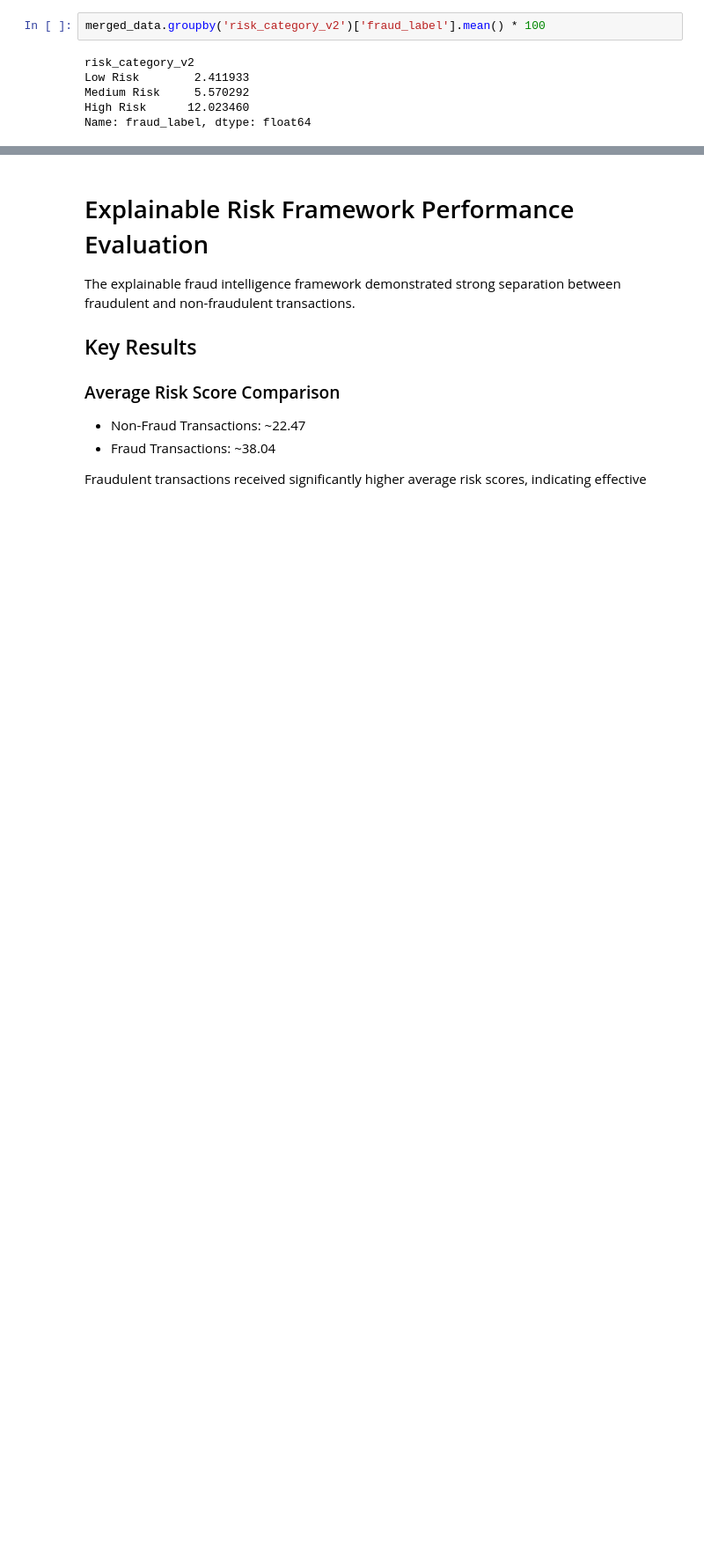
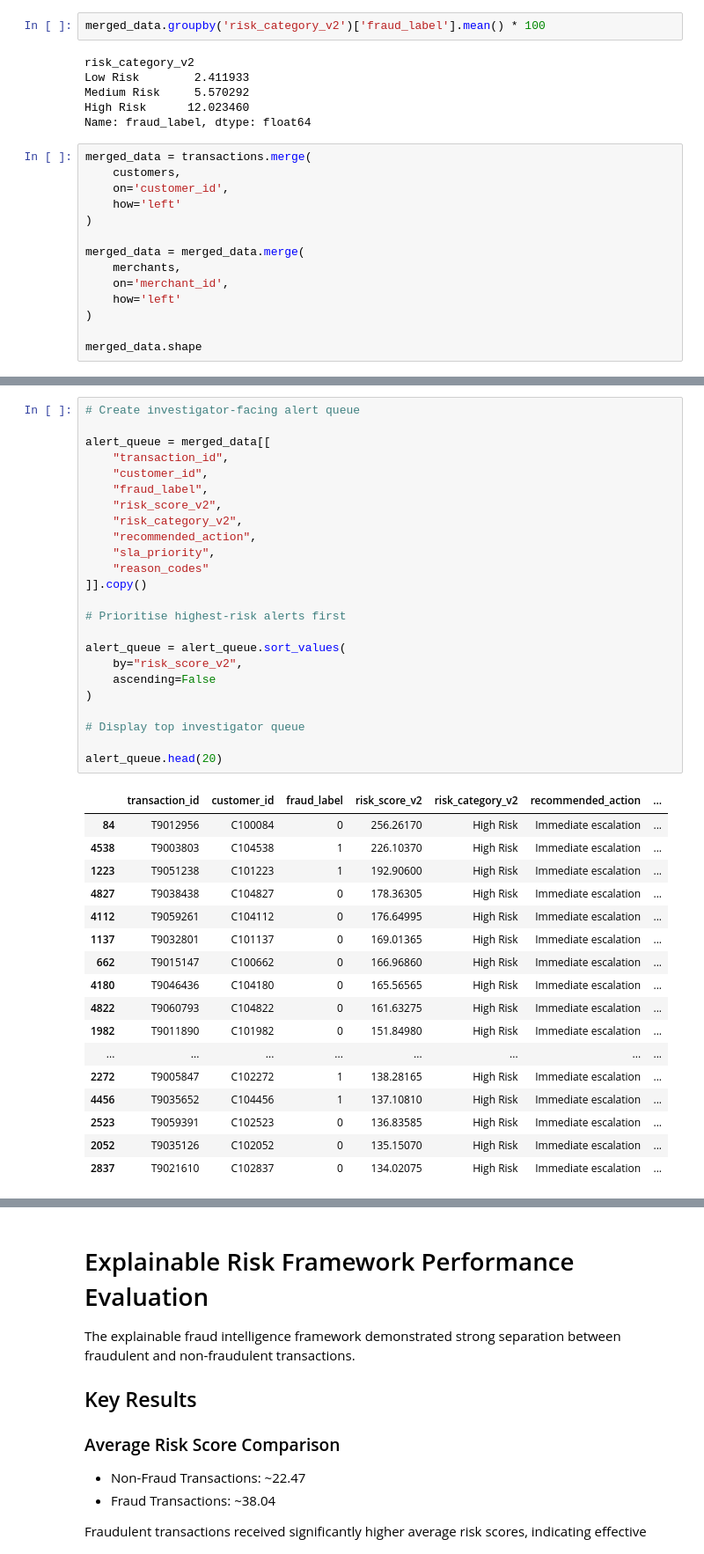
Before and after one commit to kuthurukarthikkumar-prog/jp-morgan-internship, a Jupyter notebook: 02_JPMorgan_Explainable_Fraud_Alert_Prioritization_Project_Kit/C_Supporting_Files/notebooks/jp_morgan_fraud_intelligence_Analysis.ipynb, the cells around one changed output, grey strips where cells are left out. Shown at 88% size. Cells and saved outputs as stored; diff of their text form; blank space fills up the shorter version.

```diff
--- a/02_JPMorgan_Explainable_Fraud_Alert_Prioritization_Project_Kit/C_Supporting_Files/notebooks/jp_morgan_fraud_intelligence_Analysis.ipynb
+++ b/02_JPMorgan_Explainable_Fraud_Alert_Prioritization_Project_Kit/C_Supporting_Files/notebooks/jp_morgan_fraud_intelligence_Analysis.ipynb
@@ -1647,3 +2094,17 @@ Low Risk        2.411933
 Medium Risk     5.570292
 High Risk      12.023460
 Name: fraud_label, dtype: float64
+# %%
+merged_data = transactions.merge(
+    customers,
+    on='customer_id',
+    how='left'
+)
+
+merged_data = merged_data.merge(
+    merchants,
+    on='merchant_id',
+    how='left'
+)
+
+merged_data.shape
@@ -1649,0 +2284,42 @@ Name: fraud_label, dtype: float64
+# %%
+# Create investigator-facing alert queue
+
+alert_queue = merged_data[[
+    "transaction_id",
+    "customer_id",
+    "fraud_label",
+    "risk_score_v2",
+    "risk_category_v2",
+    "recommended_action",
+    "sla_priority",
+    "reason_codes"
+]].copy()
+
+# Prioritise highest-risk alerts first
+
+alert_queue = alert_queue.sort_values(
+    by="risk_score_v2",
+    ascending=False
+)
+
+# Display top investigator queue
+
+alert_queue.head(20)
+# %% [output]
+|  | transaction_id | customer_id | fraud_label | risk_score_v2 | risk_category_v2 | recommended_action | ... |
+| 84 | T9012956 | C100084 | 0 | 256.26170 | High Risk | Immediate escalation | ... |
+| 4538 | T9003803 | C104538 | 1 | 226.10370 | High Risk | Immediate escalation | ... |
+| 1223 | T9051238 | C101223 | 1 | 192.90600 | High Risk | Immediate escalation | ... |
+| 4827 | T9038438 | C104827 | 0 | 178.36305 | High Risk | Immediate escalation | ... |
+| 4112 | T9059261 | C104112 | 0 | 176.64995 | High Risk | Immediate escalation | ... |
+| 1137 | T9032801 | C101137 | 0 | 169.01365 | High Risk | Immediate escalation | ... |
+| 662 | T9015147 | C100662 | 0 | 166.96860 | High Risk | Immediate escalation | ... |
+| 4180 | T9046436 | C104180 | 0 | 165.56565 | High Risk | Immediate escalation | ... |
+| 4822 | T9060793 | C104822 | 0 | 161.63275 | High Risk | Immediate escalation | ... |
+| 1982 | T9011890 | C101982 | 0 | 151.84980 | High Risk | Immediate escalation | ... |
+| ... | ... | ... | ... | ... | ... | ... | ... |
+| 2272 | T9005847 | C102272 | 1 | 138.28165 | High Risk | Immediate escalation | ... |
+| 4456 | T9035652 | C104456 | 1 | 137.10810 | High Risk | Immediate escalation | ... |
+| 2523 | T9059391 | C102523 | 0 | 136.83585 | High Risk | Immediate escalation | ... |
+| 2052 | T9035126 | C102052 | 0 | 135.15070 | High Risk | Immediate escalation | ... |
+| 2837 | T9021610 | C102837 | 0 | 134.02075 | High Risk | Immediate escalation | ... |
```
Also changed, not shown: parts of 28 cells of this notebook, 1 other file.
